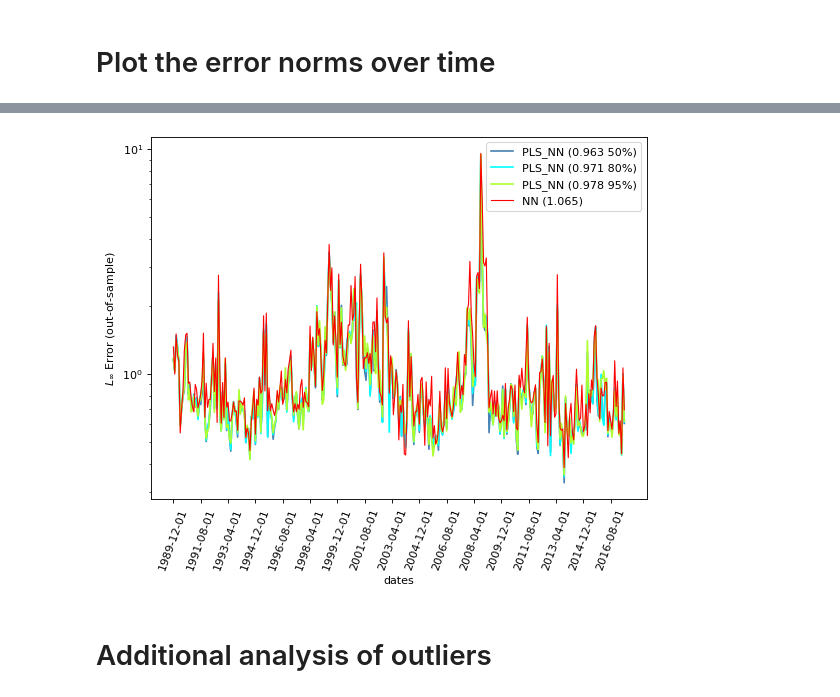
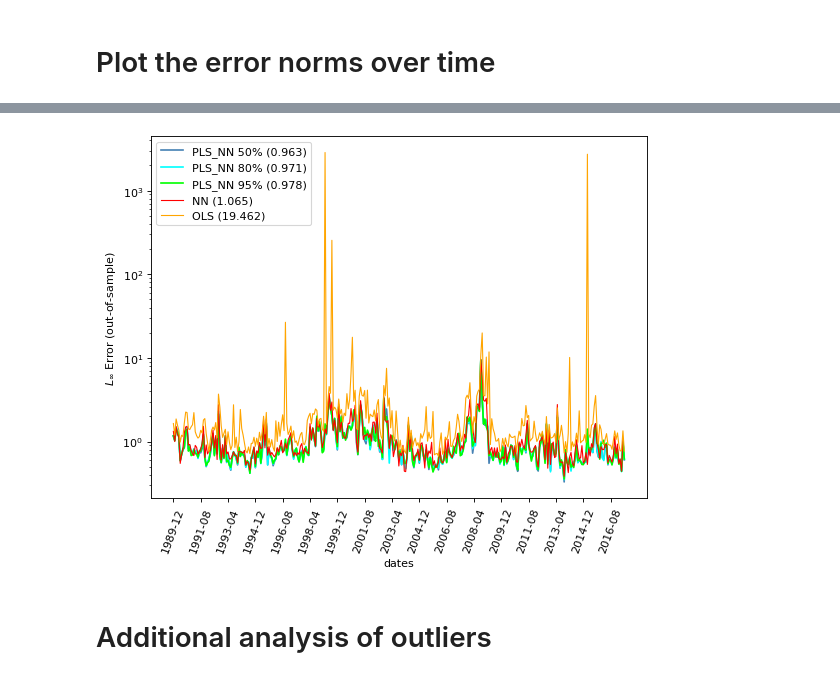
Before and after one commit to Kem975/MATH597_Research, a Jupyter notebook: src/PLS_DNN_vs_OLS.ipynb, the cells around one changed output, grey strips where cells are left out. Drawn from its saved outputs; the diff is of its cells as text; code cells hidden in the pictures.

```diff
--- a/src/PLS_DNN_vs_OLS.ipynb
+++ b/src/PLS_DNN_vs_OLS.ipynb
@@ -839,25 +1007,25 @@ array(['1990-01-01', '1990-02-01', '1990-03-01', '1990-04-01'],
 # %%
 #colors_PLS = ['steelblue', 'cyan', 'yellow', 'greenyellow', 'forestgreen', 'darkgreen']
-colors_PLS = ['steelblue',  'cyan', 'greenyellow']
+colors_PLS = ['steelblue',  'cyan', 'lime']
 # %%
 plt.figure(num=None, figsize=(8, 6), dpi=80, facecolor='w', edgecolor='k')
 
 k = 0
 for var in vars_explained:
-    PLS_NN_label='PLS_NN (' + str(round(MSE_PLS_NN_in[var],3)) + ' ' + str(var) + '%)'
+    PLS_NN_label='PLS_NN ' + str(var) + '% (' + str(round(MSE_PLS_NN_in[var],3)) + ')'
     plt.plot(MSE_array_PLS_NN_in[var], label=PLS_NN_label, color=colors_PLS[k])
     k+=1
 
 NN_label='NN (' + str(round(MSE_NN_in,3)) +')'
-#OLS_label='OLS (' + str(round(MSE_linear_in,3)) +')'
+OLS_label='OLS (' + str(round(MSE_linear_in,3)) +')'
 
 plt.plot(MSE_array_NN_in, color='red', label=NN_label, linewidth=1.0)
-#plt.plot(MSE_array_linear_in, color='blue', label=OLS_label,  linewidth=3.0)
+plt.plot(MSE_array_linear_in, color='orange', label=OLS_label,  linewidth=1.0)
 
 plt.yscale('log')
 plt.ylabel('MSE (in-sample)')
 plt.xlabel('dates')
-plt.xticks(np.arange(0,len(dates)-1,20), dates[np.arange(0,len(dates)-1,20)], rotation=70)
+plt.xticks(np.arange(0,len(dates_to_plot)-1,20), dates_to_plot[np.arange(0,len(dates_to_plot)-1,20)], rotation=70)
 plt.legend()
 #plt.savefig('MSE_in_error.eps', format='eps',dpi=1200,bbox_inches = "tight")
 # %% [output]
@@ -868,20 +1036,20 @@ plt.figure(num=None, figsize=(8, 6), dpi=80, facecolor='w', edgecolor='k')
 
 k = 0
 for var in vars_explained:
-    PLS_NN_label='PLS_NN (' + str(round(L_inf_PLS_NN_in[var],3)) + ' ' + str(var) + '%)'
+    PLS_NN_label='PLS_NN ' + str(var) + '% (' + str(round(L_inf_PLS_NN_in[var],3)) + ')'
     plt.plot(L_inf_array_PLS_NN_in[var], label=PLS_NN_label, color=colors_PLS[k])
     k+=1
 
 NN_label='NN (' + str(round(L_inf_NN_in,3)) +')'
-#OLS_label='OLS (' + str(round(L_inf_linear_in,3)) +')'
+OLS_label='OLS (' + str(round(L_inf_linear_in,3)) +')'
 
 plt.plot(L_inf_array_NN_in, color='red', label=NN_label, linewidth=1.0)
-#plt.plot(L_inf_array_linear_in, color='blue', label=OLS_label, linewidth=3.0)
+plt.plot(L_inf_array_linear_in, color='orange', label=OLS_label, linewidth=1.0)
 
 plt.yscale('log')
 plt.ylabel('$L_{\infty}$ Error (in-sample)')
 plt.xlabel('dates')
-plt.xticks(np.arange(0,len(dates)-1,20), dates[np.arange(0,len(dates)-1,20)], rotation=70)
+plt.xticks(np.arange(0,len(dates_to_plot)-1,20), dates_to_plot[np.arange(0,len(dates_to_plot)-1,20)], rotation=70)
 plt.legend()
-plt.savefig('L_inf_in_error.eps', format='eps',dpi=1200,bbox_inches = "tight")
+#plt.savefig('L_inf_in_error.eps', format='eps',dpi=1200,bbox_inches = "tight")
 # %% [output]
@@ -895,20 +1060,21 @@ plt.figure(num=None, figsize=(8, 6), dpi=80, facecolor='w', edgecolor='k')
 
 k = 0
 for var in vars_explained:
-    PLS_NN_label='PLS_NN (' + str(round(MSE_PLS_NN[var],3)) + ' ' + str(var) + '%)'
+    PLS_NN_label='PLS_NN ' + str(var) + '% (' + str(round(MSE_PLS_NN[var],3)) + ')'
     plt.plot(MSE_array_PLS_NN[var], label=PLS_NN_label, color=colors_PLS[k])
     k+=1
 
 NN_label='NN (' + str(round(MSE_NN,3)) +')'
-#OLS_label='OLS (' + str(round(MSE_linear,3)) +')'
+OLS_label='OLS (' + str(round(MSE_linear,3)) +')'
 
 plt.plot(MSE_array_NN[:-1], color='red', label=NN_label, linewidth=1.0)
-#plt.plot(MSE_array_linear[:-1], color='blue', label=OLS_label, linewidth=3.0)
+plt.plot(MSE_array_linear[:-1], color='orange', label=OLS_label, linewidth=1.0)
 
 plt.yscale('log')
 plt.ylabel('MSE (out-of-sample)')
 plt.xlabel('dates')
-plt.xticks(np.arange(0,len(dates)-1,20), dates[np.arange(0,len(dates)-1,20)], rotation=70)
+plt.xticks(np.arange(0,len(dates_to_plot)-1,20), dates_to_plot[np.arange(0,len(dates_to_plot)-1,20)], rotation=70)
 plt.legend()
-plt.savefig('MSE_error.eps', format='eps',dpi=1200,bbox_inches = "tight")
+#plt.savefig('MSE_error.eps', format='eps',dpi=1200,bbox_inches = "tight")
+plt.ylim([5e-3, 5])
 # %% [output]
@@ -922,20 +1085,20 @@ plt.figure(num=None, figsize=(8, 6), dpi=80, facecolor='w', edgecolor='k')
 
 k = 0
 for var in vars_explained:
-    PLS_NN_label='PLS_NN (' + str(round(L_inf_PLS_NN[var],3)) + ' ' + str(var) + '%)'
+    PLS_NN_label='PLS_NN ' + str(var) + '% (' + str(round(L_inf_PLS_NN[var],3)) + ')'
     plt.plot(L_inf_array_PLS_NN[var], label=PLS_NN_label, color=colors_PLS[k])
     k+=1
 
 NN_label='NN (' + str(round(L_inf_NN,3)) +')'
-#OLS_label='OLS (' + str(round(L_inf_linear,3)) +')'
+OLS_label='OLS (' + str(round(L_inf_linear,3)) +')'
 
 plt.plot(L_inf_array_NN[:-1], color='red', label=NN_label, linewidth=1.0)
-#plt.plot(L_inf_array_linear[:-1], color='blue', label=OLS_label, linewidth=3.0)
+plt.plot(L_inf_array_linear[:-1], color='orange', label=OLS_label, linewidth=1.0)
 
 plt.yscale('log')
 plt.ylabel('$L_{\infty}$ Error (out-of-sample)')
 plt.xlabel('dates')
-plt.xticks(np.arange(0,len(dates)-1,20), dates[np.arange(0,len(dates)-1,20)], rotation=70)
+plt.xticks(np.arange(0,len(dates_to_plot)-1,20), dates_to_plot[np.arange(0,len(dates_to_plot)-1,20)], rotation=70)
 plt.legend()
-plt.savefig('L_inf_error.eps', format='eps',dpi=1200,bbox_inches = "tight")
+#plt.savefig('L_inf_error.eps', format='eps',dpi=1200,bbox_inches = "tight")
 # %% [output]
@@ -946,4 +1106,4 @@ WARNING:matplotlib.backends.backend_ps:The PostScript backend does not support t
-[figure, old version]
+[figure, new version]
 # %% [markdown]
 # Additional analysis of outliers
 # %%
```
Also changed, not shown: parts of 75 cells of this notebook, 24 other files.
